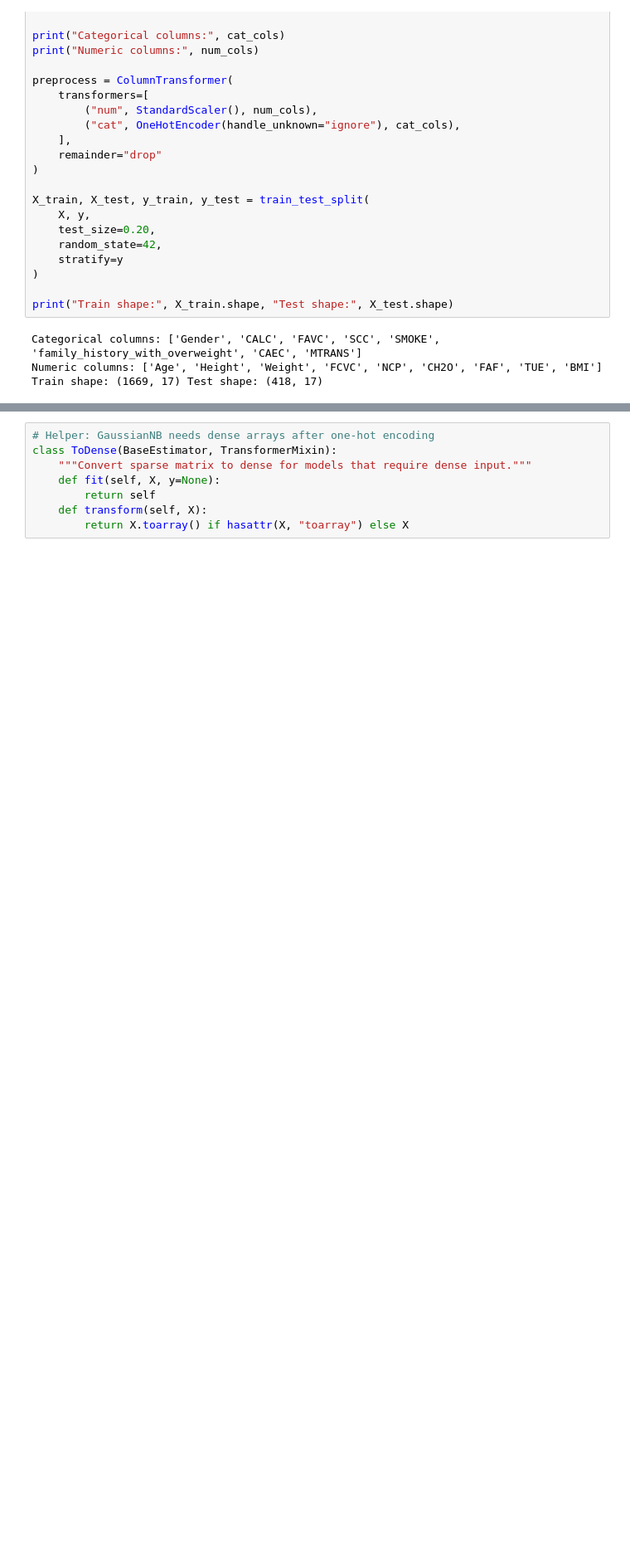
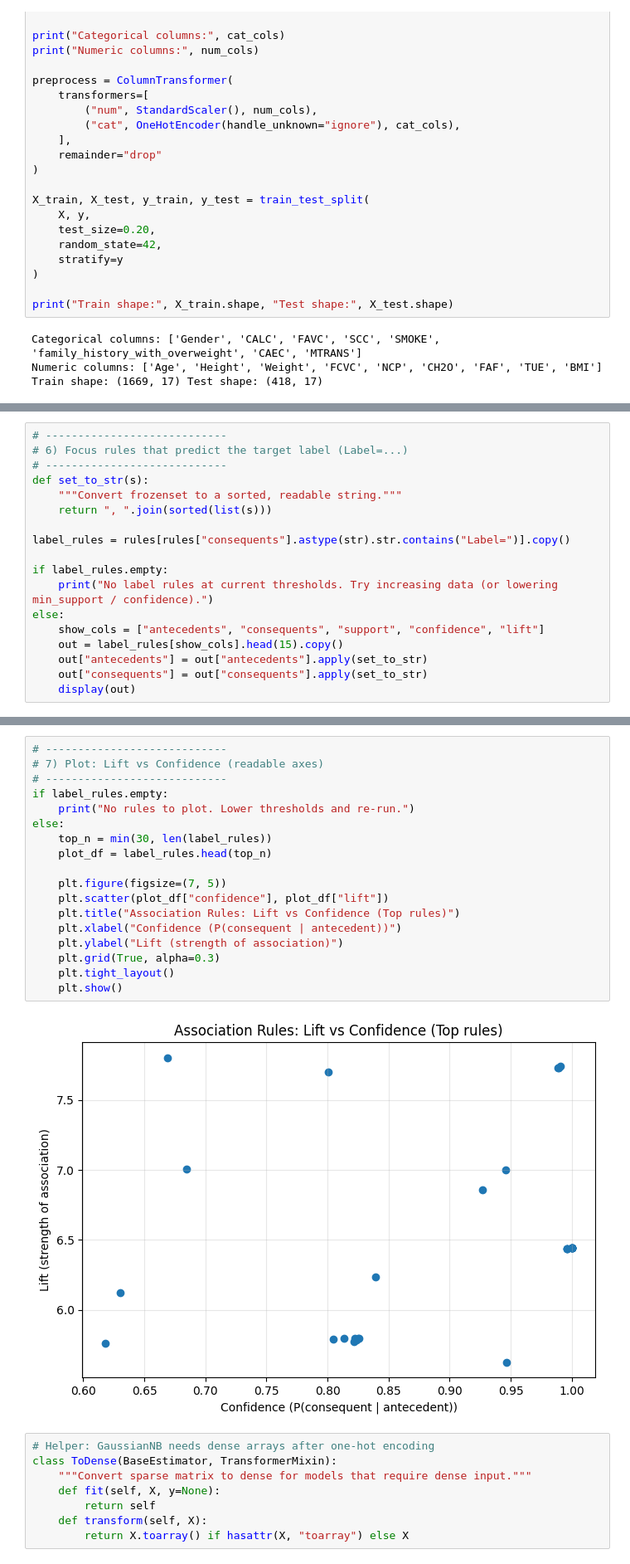
Before and after one commit to MichelleThaeMyat/obesitylevel, a Jupyter notebook: Obesity_Level_Prediction_Project.ipynb, the cells around one changed output, grey strips where cells are left out. Shown at 83% size. Cells and saved outputs as stored; diff of their text form; blank space fills up the shorter version.

```diff
--- a/Obesity_Level_Prediction_Project.ipynb
+++ b/Obesity_Level_Prediction_Project.ipynb
@@ -383,0 +664,18 @@ Train shape: (1669, 17) Test shape: (418, 17)
+# %%
+# ----------------------------
+# 6) Focus rules that predict the target label (Label=...)
+# ----------------------------
+def set_to_str(s):
+    """Convert frozenset to a sorted, readable string."""
+    return ", ".join(sorted(list(s)))
+
+label_rules = rules[rules["consequents"].astype(str).str.contains("Label=")].copy()
+
+if label_rules.empty:
+    print("No label rules at current thresholds. Try increasing data (or lowering min_support / confidence).")
+else:
+    show_cols = ["antecedents", "consequents", "support", "confidence", "lift"]
+    out = label_rules[show_cols].head(15).copy()
+    out["antecedents"] = out["antecedents"].apply(set_to_str)
+    out["consequents"] = out["consequents"].apply(set_to_str)
+    display(out)
@@ -384,3 +699,23 @@ Train shape: (1669, 17) Test shape: (418, 17)
+# %%
+# ----------------------------
+# 7) Plot: Lift vs Confidence (readable axes)
+# ----------------------------
+if label_rules.empty:
+    print("No rules to plot. Lower thresholds and re-run.")
+else:
+    top_n = min(30, len(label_rules))
+    plot_df = label_rules.head(top_n)
+
+    plt.figure(figsize=(7, 5))
+    plt.scatter(plot_df["confidence"], plot_df["lift"])
+    plt.title("Association Rules: Lift vs Confidence (Top rules)")
+    plt.xlabel("Confidence (P(consequent | antecedent))")
+    plt.ylabel("Lift (strength of association)")
+    plt.grid(True, alpha=0.3)
+    plt.tight_layout()
+    plt.show()
+# %% [output]
+[figure, added]
 # %%
 # Helper: GaussianNB needs dense arrays after one-hot encoding
 class ToDense(BaseEstimator, TransformerMixin):
```
Also changed, not shown: parts of 14 cells of this notebook, 3 other files.
